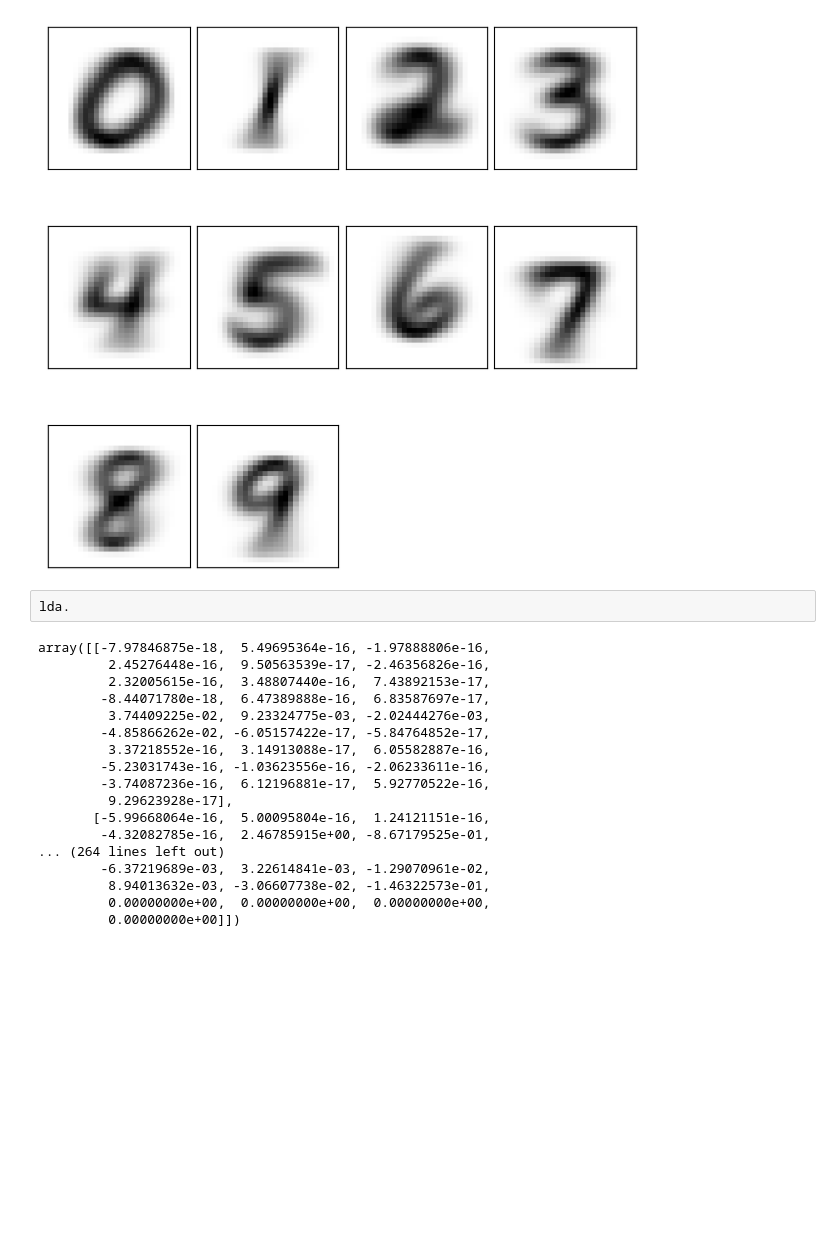
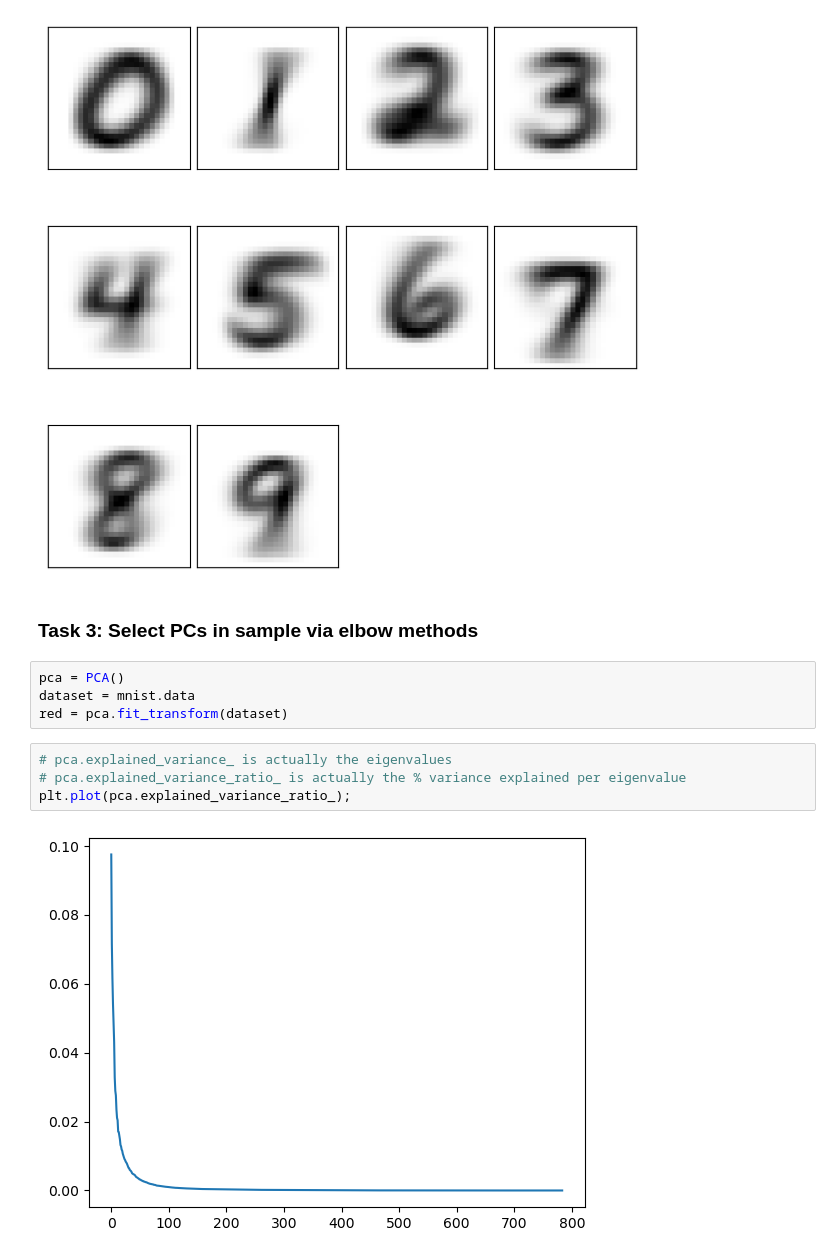
Before and after one commit to COGS118B/Lecture, a Jupyter notebook: Notebook_L15_PCA_etc.ipynb, the cells around one changed output. Saved outputs shown, nothing was run; the diff lists cells and outputs as text; blank space fills up the shorter version.

```diff
--- a/Notebook_L15_PCA_etc.ipynb
+++ b/Notebook_L15_PCA_etc.ipynb
@@ -369,23 +369,15 @@ for i in range(10):
     # label the image with the target value
 # %% [output]
 [figure]
-# %%
-lda.
-# %% [output]
-array([[-7.97846875e-18,  5.49695364e-16, -1.97888806e-16,
-         2.45276448e-16,  9.50563539e-17, -2.46356826e-16,
-         2.32005615e-16,  3.48807440e-16,  7.43892153e-17,
-        -8.44071780e-18,  6.47389888e-16,  6.83587697e-17,
-         3.74409225e-02,  9.23324775e-03, -2.02444276e-03,
-        -4.85866262e-02, -6.05157422e-17, -5.84764852e-17,
-         3.37218552e-16,  3.14913088e-17,  6.05582887e-16,
-        -5.23031743e-16, -1.03623556e-16, -2.06233611e-16,
-        -3.74087236e-16,  6.12196881e-17,  5.92770522e-16,
-         9.29623928e-17],
-       [-5.99668064e-16,  5.00095804e-16,  1.24121151e-16,
-        -4.32082785e-16,  2.46785915e+00, -8.67179525e-01,
-... (264 lines left out)
-        -6.37219689e-03,  3.22614841e-03, -1.29070961e-02,
-         8.94013632e-03, -3.06607738e-02, -1.46322573e-01,
-         0.00000000e+00,  0.00000000e+00,  0.00000000e+00,
-         0.00000000e+00]])
+# %% [markdown]
+### Task 3: Select PCs in sample via elbow methods
+# %%
+pca = PCA()
+dataset = mnist.data
+red = pca.fit_transform(dataset)
+# %%
+# pca.explained_variance_ is actually the eigenvalues
+# pca.explained_variance_ratio_ is actually the % variance explained per eigenvalue
+plt.plot(pca.explained_variance_ratio_);
+# %% [output]
+[figure, added]
```
Also changed, not shown: parts of 19 cells of this notebook.
